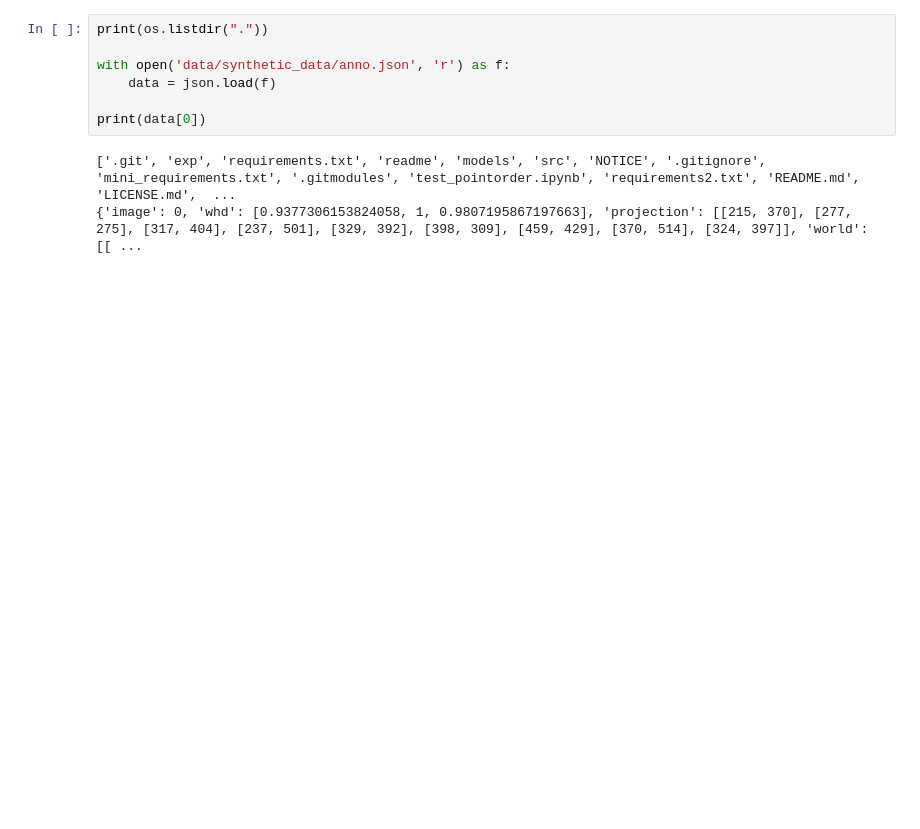
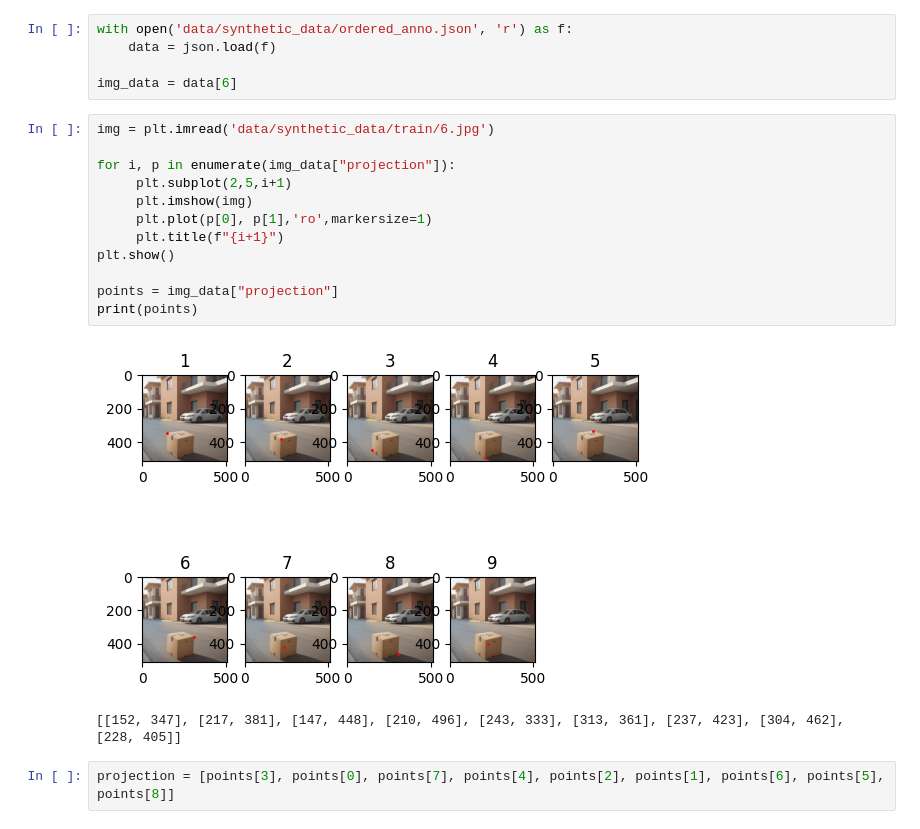
Before and after one commit to aarontenzing/CenterPose-synthetic-training, a Jupyter notebook: test_pointorder.ipynb, the cells around one changed output. Cells and saved outputs as stored; diff of their text form; blank space fills up the shorter version.

```diff
--- a/test_pointorder.ipynb
+++ b/test_pointorder.ipynb
@@ -6,11 +16,23 @@ import matplotlib.pyplot as plt
 # %%
-print(os.listdir("."))
-
-with open('data/synthetic_data/anno.json', 'r') as f:
+with open('data/synthetic_data/ordered_anno.json', 'r') as f:
     data = json.load(f)
 
-print(data[0])
+img_data = data[6]
-# %% [output]
-['.git', 'exp', 'requirements.txt', 'readme', 'models', 'src', 'NOTICE', '.gitignore', 'mini_requirements.txt', '.gitmodules', 'test_pointorder.ipynb', 'requirements2.txt', 'README.md', 'LICENSE.md',  ...
-{'image': 0, 'whd': [0.9377306153824058, 1, 0.9807195867197663], 'projection': [[215, 370], [277, 275], [317, 404], [237, 501], [329, 392], [398, 309], [459, 429], [370, 514], [324, 397]], 'world': [[ ...
+# %%
+img = plt.imread('data/synthetic_data/train/6.jpg')
+
+for i, p in enumerate(img_data["projection"]):
+     plt.subplot(2,5,i+1)
+     plt.imshow(img)
+     plt.plot(p[0], p[1],'ro',markersize=1)
+     plt.title(f"{i+1}")
+plt.show()
+
+points = img_data["projection"]
+print(points)
+# %% [output]
+[figure, added]
+[[152, 347], [217, 381], [147, 448], [210, 496], [243, 333], [313, 361], [237, 423], [304, 462], [228, 405]]
+# %%
+projection = [points[3], points[0], points[7], points[4], points[2], points[1], points[6], points[5], points[8]]
 # %%
```
Also changed, not shown: parts of 4 cells of this notebook, 13 other files.
